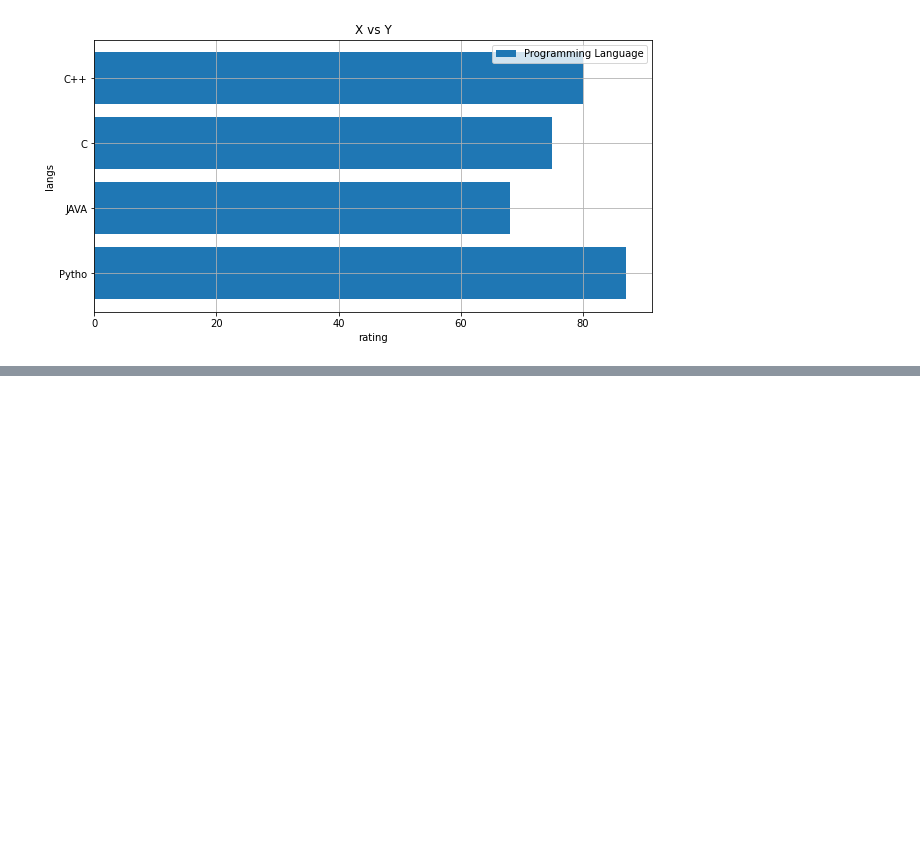
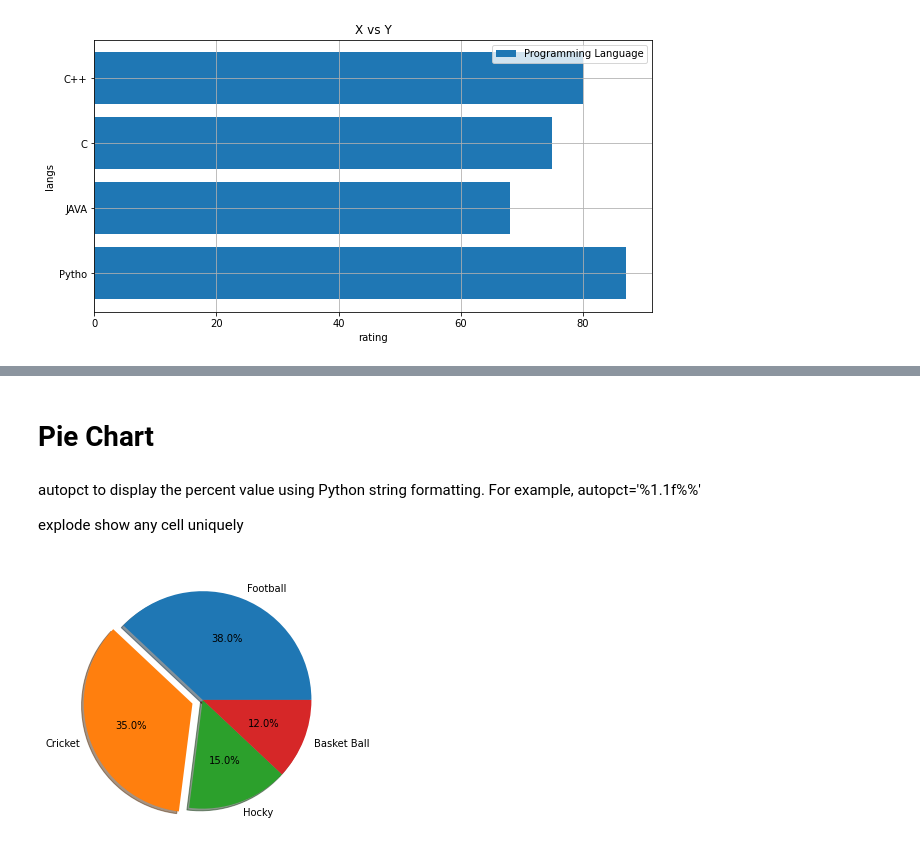
Before and after one commit to Rasel-25/Python, a Jupyter notebook: dataVisualization/eda.ipynb, the cells around one changed output, grey strips where cells are left out. Saved outputs shown, nothing was run; the diff lists cells and outputs as text; code cells hidden in the pictures; blank space fills up the shorter version.

```diff
--- a/dataVisualization/eda.ipynb
+++ b/dataVisualization/eda.ipynb
@@ -76,0 +94,14 @@ plt.show() #Display all open figures.
+# %% [markdown]
+# Pie Chart
+# %% [markdown]
+autopct to display the percent value using Python string formatting. For example, autopct='%1.1f%%'
+
+explode show any cell uniquely
+# %%
+sports = ['Football', 'Cricket','Hocky','Basket Ball',]
+participation=[380,350,150,120]
+plt.figure(figsize=(10,5))
+plt.pie(participation, labels=sports, autopct='%1.1f%%',explode=(0,.1,0,0),shadow=(0,0,.5,0))
+plt.show()
+# %% [output]
+[figure, added]
```
Also changed, not shown: parts of 5 cells of this notebook.
